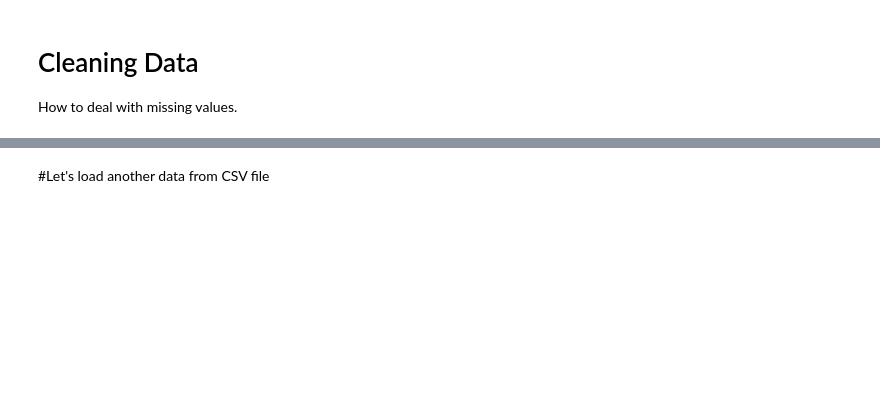
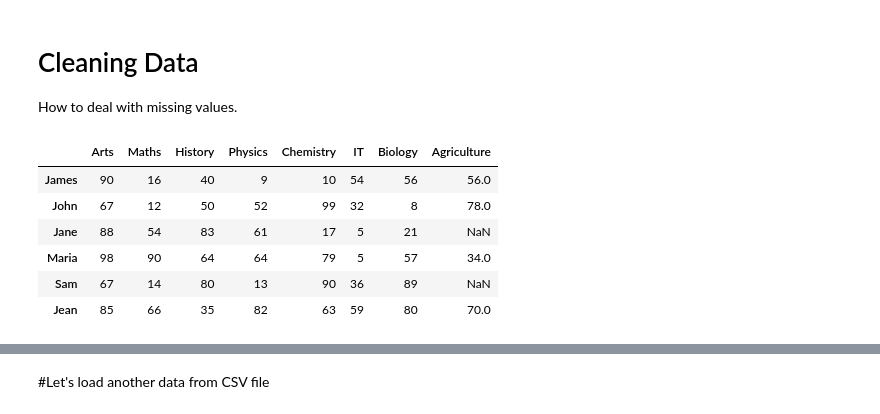
Before and after one commit to legacy-shu/Anaconda-Python-3-, a Jupyter notebook: python/week02/lab/numpyNpands/NumpyandPandas.ipynb, the cells around one changed output, grey strips where cells are left out. Drawn from its saved outputs; the diff is of its cells as text; code cells hidden in the pictures; blank space fills up the shorter version.

```diff
--- a/python/week02/lab/numpyNpands/NumpyandPandas.ipynb
+++ b/python/week02/lab/numpyNpands/NumpyandPandas.ipynb
@@ -465,6 +503,16 @@ df["Agriculture"] = [56,78,NaN,34,NaN,70]
 
 #df["Maths"]["Jean"]=NaN
 #df["Biology"]["Jean"]=NaN
+# %%
+df
+# %% [output]
+|  | Arts | Maths | History | Physics | Chemistry | IT | Biology | Agriculture |
+| James | 90 | 16 | 40 | 9 | 10 | 54 | 56 | 56.0 |
+| John | 67 | 12 | 50 | 52 | 99 | 32 | 8 | 78.0 |
+| Jane | 88 | 54 | 83 | 61 | 17 | 5 | 21 | NaN |
+| Maria | 98 | 90 | 64 | 64 | 79 | 5 | 57 | 34.0 |
+| Sam | 67 | 14 | 80 | 13 | 90 | 36 | 89 | NaN |
+| Jean | 85 | 66 | 35 | 82 | 63 | 59 | 80 | 70.0 |
 # %%
 df_null = df.isnull()
 df_null
```
Also changed, not shown: parts of 74 cells of this notebook.
